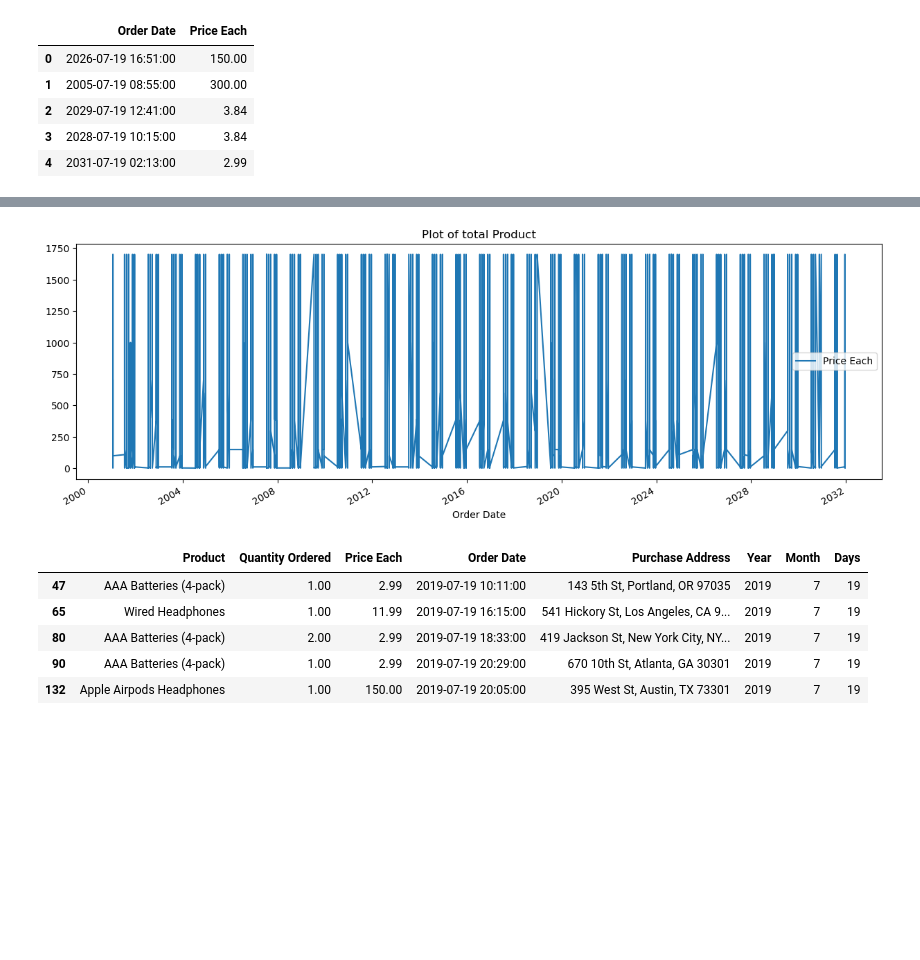
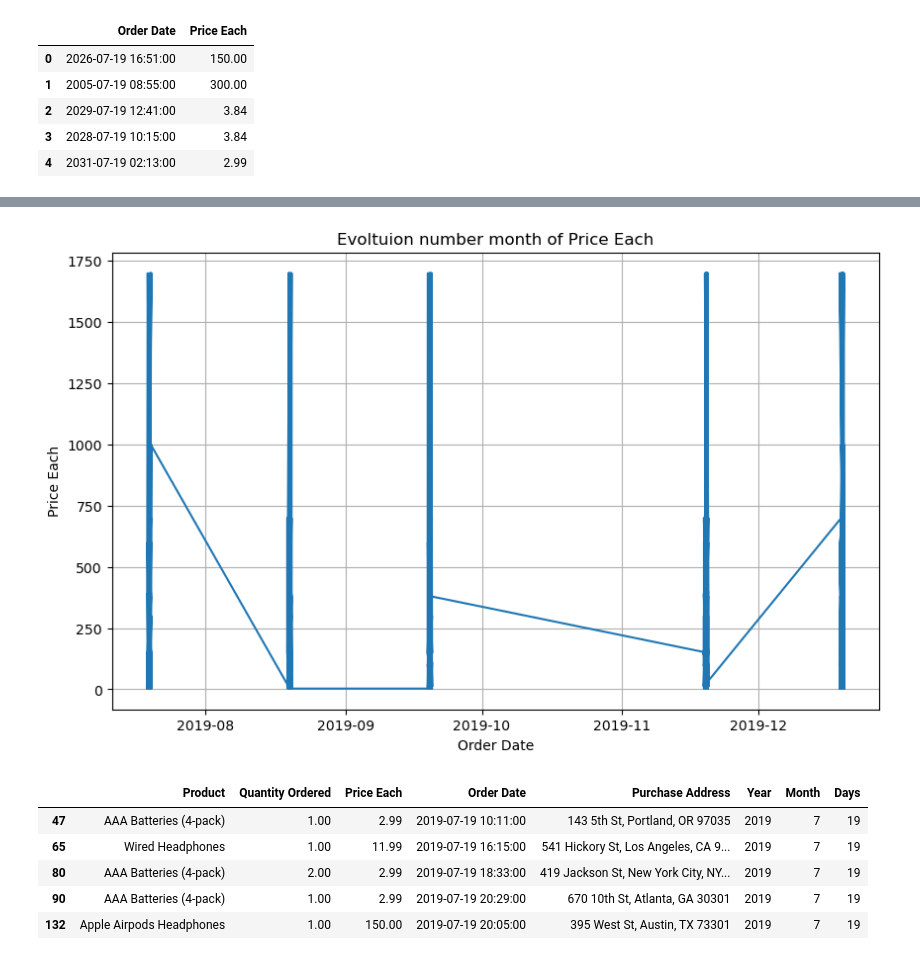
Before and after one commit to bambadij/sales_data_collected_2019, a Jupyter notebook: project.ipynb, the cells around one changed output, grey strips where cells are left out. Drawn from its saved outputs; the diff is of its cells as text; code cells hidden in the pictures; blank space fills up the shorter version.

```diff
--- a/project.ipynb
+++ b/project.ipynb
@@ -842,0 +875,4 @@ df5.head()
+# %%
+df5 = data_cleaning[['Product', 'Quantity Ordered', 'Price Each', 'Order Date', 'Purchase Address', 'Year', 'Month', 'Days']]
+filtered_df = df5.query('Year == 2019 and Year <= 2020')
+filtered_df
@@ -843,8 +893,16 @@ df5.head()
 # %%
-df5.plot(x='Order Date', y='Price Each', style='-', figsize=(15,5), color=color_pal[0],title ='Plot of total Product')
+# df5.plot(x='Order Date', y='Price Each', style='-', figsize=(15,5), color=color_pal[0],title ='Plot of total Product')
+# plt.show()
+
+plt.figure(figsize=(10,6))
+plt.plot(filtered_df['Order Date'],filtered_df['Price Each'],color=color_pal[0])
+plt.title('Evoltuion number month of Price Each')
+plt.xlabel('Order Date')
+plt.ylabel('Price Each')
+plt.grid(True)
 plt.show()
 # %% [output]
-[figure, old version]
+[figure, new version]
 # %%
 data_2019 = data_cleaning[data_cleaning['Year']== 2019]
 data_2019.head()
```
Also changed, not shown: parts of 7 cells of this notebook.
